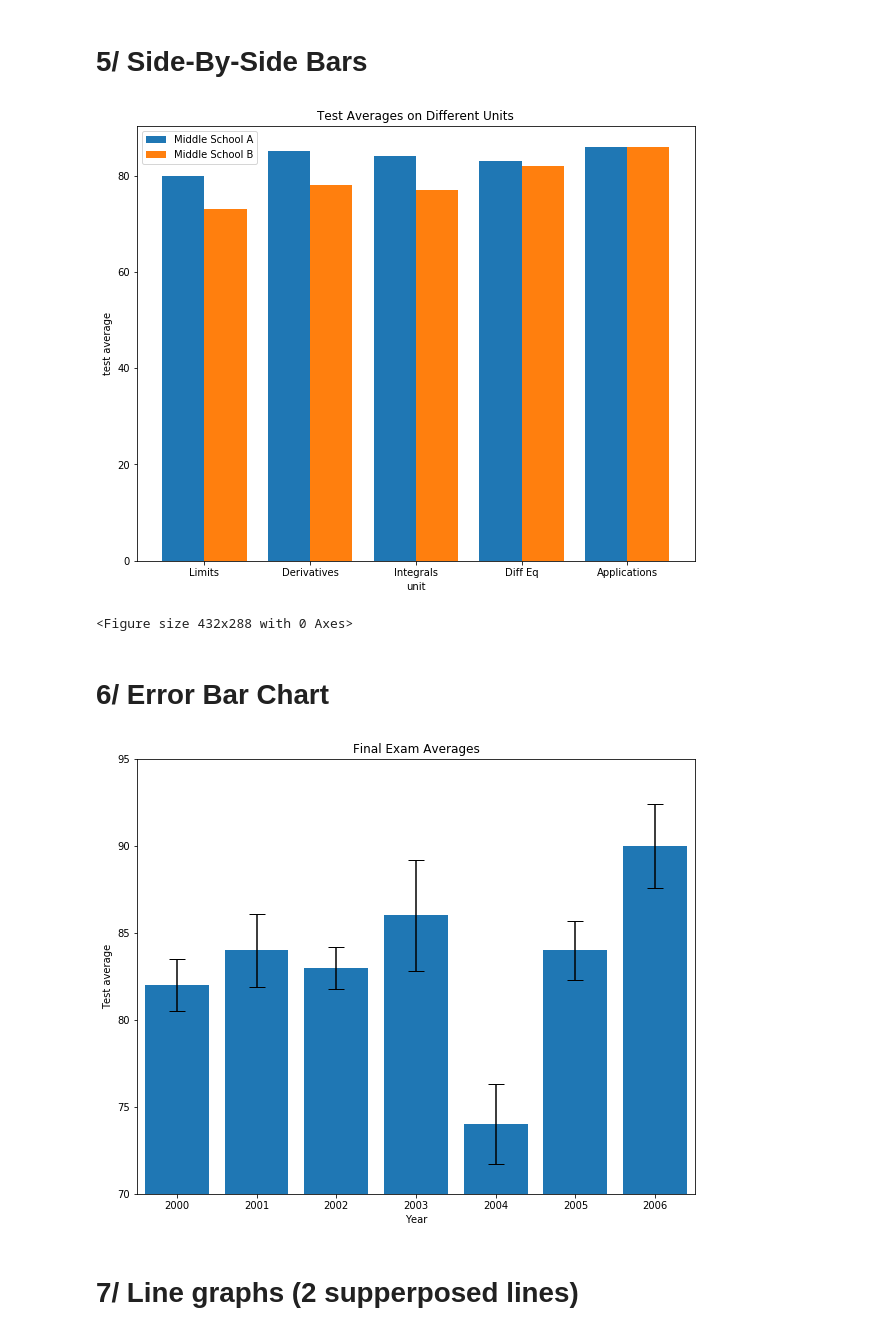
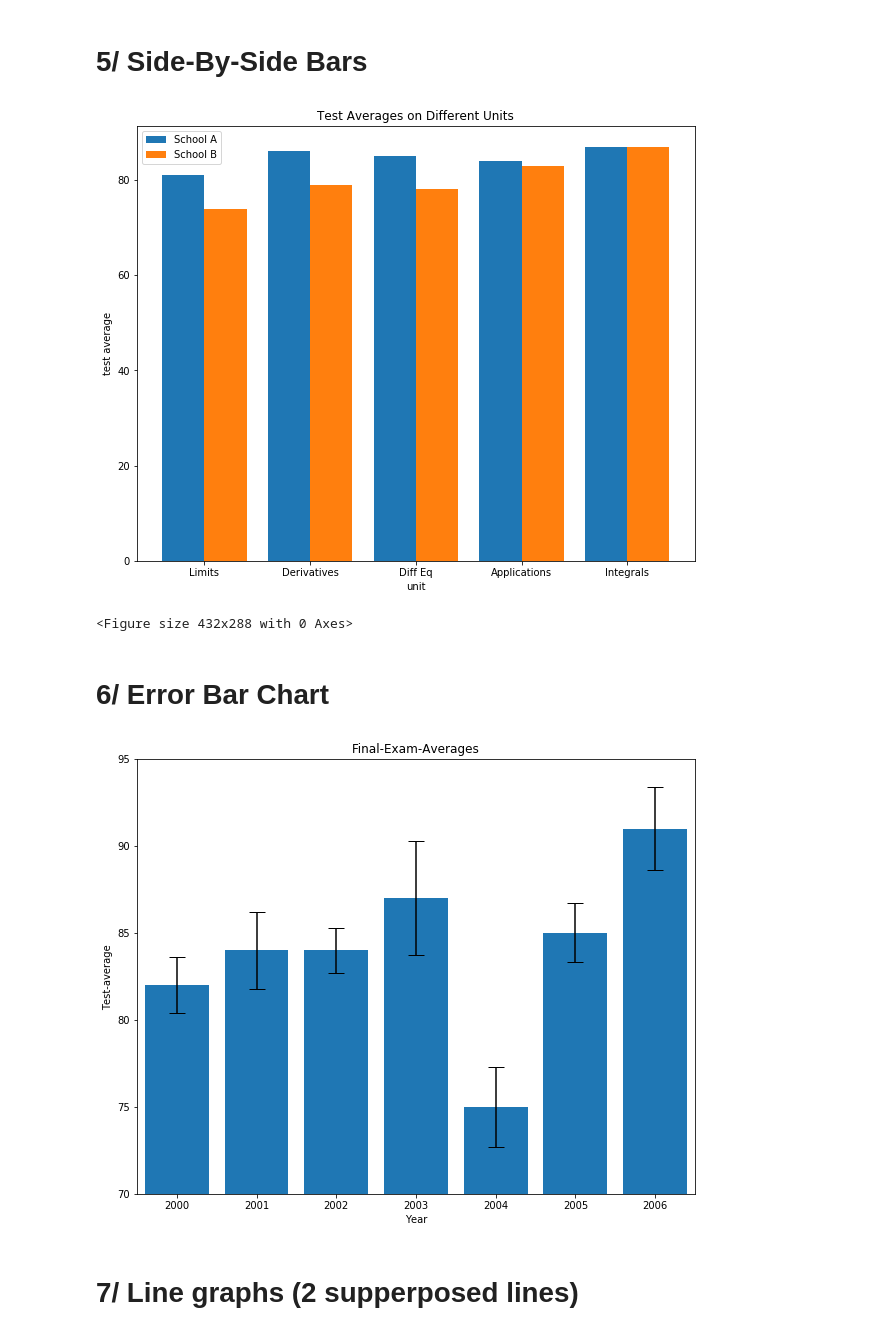
Before and after one commit to santinon/big_data, a Jupyter notebook: Matplotlib .ipynb, the cells around one changed output. Saved outputs shown, nothing was run; the diff lists cells and outputs as text; code cells hidden in the pictures.

```diff
--- a/Matplotlib .ipynb
+++ b/Matplotlib .ipynb
@@ -163,9 +165,9 @@ plt.savefig('my_stacked_bar.png')
 from matplotlib import pyplot as plt
 
 #these data are used for the example
-unit_topics = ['Limits', 'Derivatives', 'Integrals', 'Diff Eq', 'Applications']
-middle_school_a = [80, 85, 84, 83, 86]
-middle_school_b = [73, 78, 77, 82, 86]
+unit_topics = ['Limits', 'Derivatives', 'Diff Eq', 'Applications', 'Integrals']
+middle_school_a = [81, 86, 85, 84, 87]
+middle_school_b = [74, 79, 78, 83, 87]
 
 
 
@@ -197,7 +199,7 @@ middle_x = [ (a + b) / 2.0 for a, b in zip(school_a_x, school_b_x)] # middle_x =
 ax.set_xticks(middle_x) # creates x-axis position for the labeling (in middle of the orange and blue bar)
 ax.set_xticklabels(unit_topics) # labeling x-axis with the names from the list
 
-plt.legend(["Middle School A", "Middle School B"])
+plt.legend(["School A", "School B"])
 plt.title('Test Averages on Different Units')
 plt.ylabel('test average')
 plt.xlabel('unit')
@@ -206,7 +208,7 @@ plt.show()
 
 plt.savefig('my_side_by_side.png')
 # %% [output]
-[figure, old version]
+[figure, new version]
 <Figure size 432x288 with 0 Axes>
 # %% [markdown]
 
@@ -214,34 +216,34 @@ plt.savefig('my_side_by_side.png')
 # %%
 from matplotlib import pyplot as plt
 
 # data used fot the illustration here
-past_years_averages = [82, 84, 83, 86, 74, 84, 90]
+past_years_averages = [82, 84, 84, 87, 75, 85, 91]
 years = [2000, 2001, 2002, 2003, 2004, 2005, 2006]
-error = [1.5, 2.1, 1.2, 3.2, 2.3, 1.7, 2.4] # for error bars
+error = [1.6, 2.2, 1.3, 3.3, 2.3, 1.7, 2.4] # for error bars
 
 
 
 
 # plot part here
 plt.figure(figsize=(10,8)) # creates a figure of width 10 and height 8
 
 plt.bar(range(len(past_years_averages)), past_years_averages, yerr = error, capsize=8) # yerr = y-axis with the error bars, capsize = size of the bars
 
 plt.axis([-0.5, 6.5, 70, 95]) # sets the axis to go from -0.5 to 6.5 on the x-axis and 70 to 95 on the y-axis
 
 ax = plt.subplot() # Creates an ax object
 ax.set_xticks(range(len(years))) # x-axis ticks to be range(len(years)) for the labeling below
 ax.set_xticklabels(years)  # put the names on prepared x-axis
 
-plt.title('Final Exam Averages')
-plt.ylabel('Test average')
+plt.title('Final-Exam-Averages')
+plt.ylabel('Test-average')
 plt.xlabel('Year')
 
 plt.savefig('my_bar_chart.png')
 
 plt.show()
 # %% [output]
-[figure, old version]
+[figure, new version]
 # %% [markdown]
 
 # 7/ Line graphs (2 supperposed lines)
```
Also changed, not shown: parts of 5 cells of this notebook, 1 other file.
